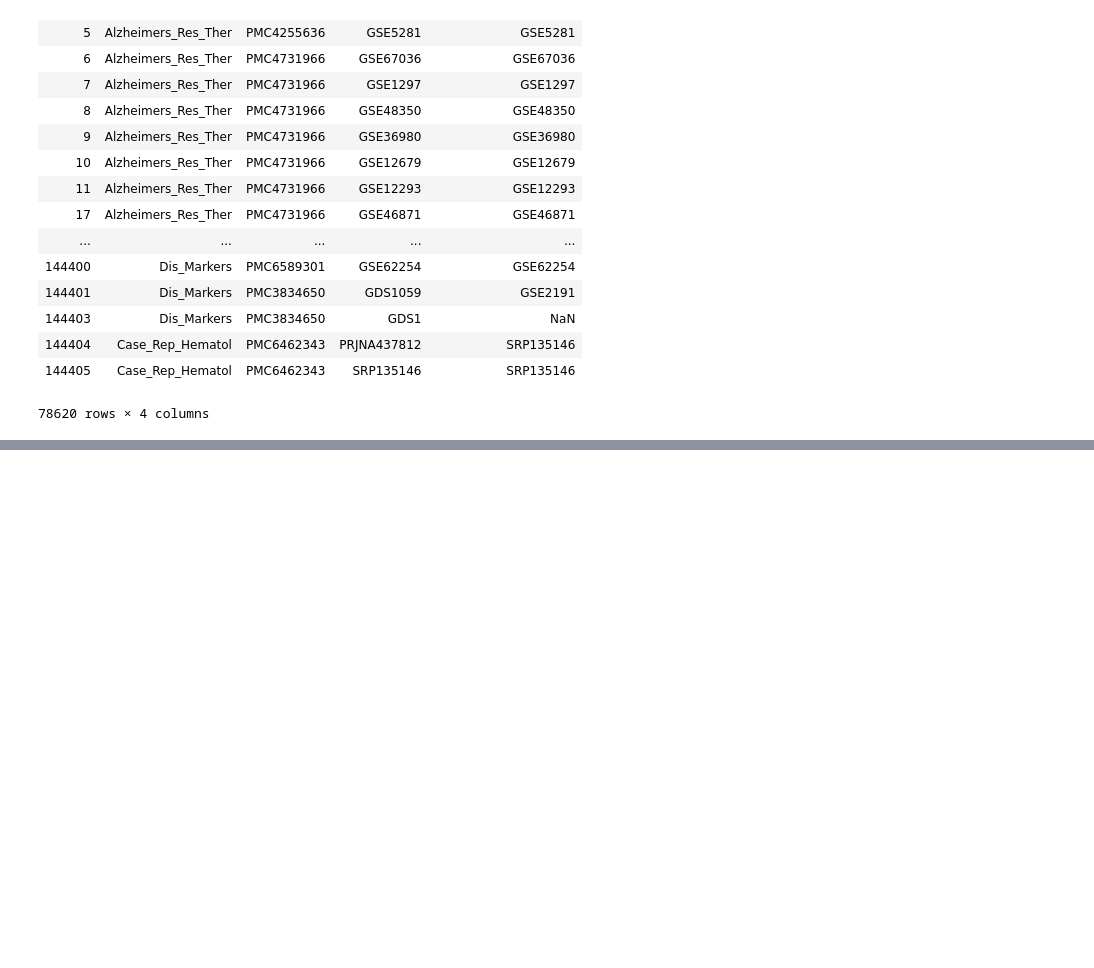
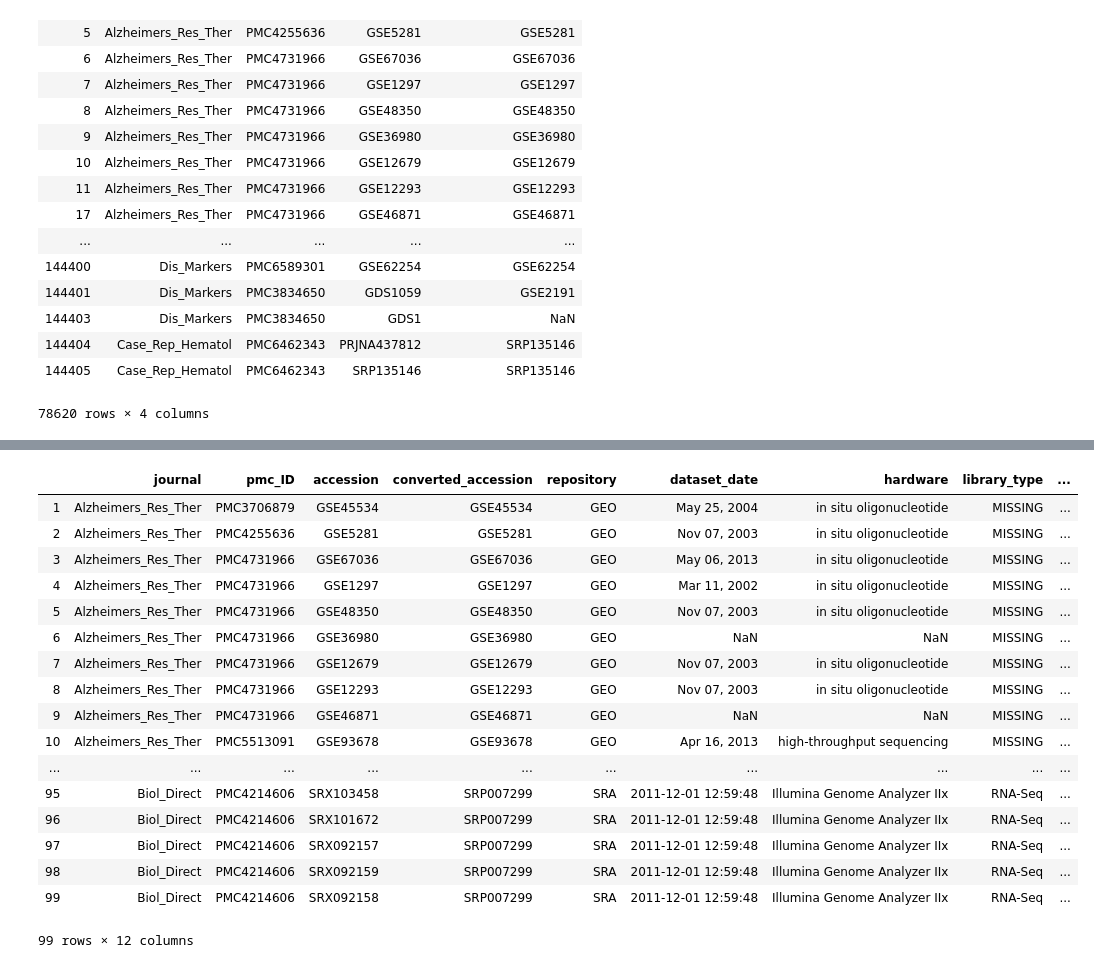
Before and after one commit to smangul1/data_reusability, a Jupyter notebook: jupyter_notebooks/Clean_Accessions.ipynb, the cells around one changed output, grey strips where cells are left out. Saved outputs shown, nothing was run; the diff lists cells and outputs as text; code cells hidden in the pictures; blank space fills up the shorter version.

```diff
--- a/jupyter_notebooks/Clean_Accessions.ipynb
+++ b/jupyter_notebooks/Clean_Accessions.ipynb
@@ -251,0 +301,7 @@ pmcData
+# %%
+# import GEO attribute data and add Series column
+
+geoAttributes = pd.read_csv('../geo_platforms_table.csv')
+geoAttributes.rename(columns={'Accession':'Platform'}, inplace=True)
+geoAttributes = pd.merge(geoAttributes, geoReference, how = 'left', on = 'Platform')
+geoAttributes
@@ -251,0 +322,4 @@ pmcData
+# %%
+# temporary mini dataframe...
+pmcData = pmcData.iloc[1:100]
+pmcData
@@ -251,0 +397,30 @@ pmcData
+# %%
+pmcData.loc[:,'dataset_date'] = ds_date
+pmcData.loc[:,'hardware'] = hardware
+pmcData.loc[:,'library_type'] = lib_type
+pmcData.loc[:,'species'] = species
+pmcData.loc[:,'throughput'] = tput
+pmcData.loc[:,'avg_readLength'] = readLength
+pmcData.loc[:,'access_restrictions'] = access
+
+
+pmcData
+# %% [output]
+|  | journal | pmc_ID | accession | converted_accession | repository | dataset_date | hardware | library_type | ... |
+| 1 | Alzheimers_Res_Ther | PMC3706879 | GSE45534 | GSE45534 | GEO | May 25, 2004 | in situ oligonucleotide | MISSING | ... |
+| 2 | Alzheimers_Res_Ther | PMC4255636 | GSE5281 | GSE5281 | GEO | Nov 07, 2003 | in situ oligonucleotide | MISSING | ... |
+| 3 | Alzheimers_Res_Ther | PMC4731966 | GSE67036 | GSE67036 | GEO | May 06, 2013 | in situ oligonucleotide | MISSING | ... |
+| 4 | Alzheimers_Res_Ther | PMC4731966 | GSE1297 | GSE1297 | GEO | Mar 11, 2002 | in situ oligonucleotide | MISSING | ... |
+| 5 | Alzheimers_Res_Ther | PMC4731966 | GSE48350 | GSE48350 | GEO | Nov 07, 2003 | in situ oligonucleotide | MISSING | ... |
+| 6 | Alzheimers_Res_Ther | PMC4731966 | GSE36980 | GSE36980 | GEO | NaN | NaN | MISSING | ... |
+| 7 | Alzheimers_Res_Ther | PMC4731966 | GSE12679 | GSE12679 | GEO | Nov 07, 2003 | in situ oligonucleotide | MISSING | ... |
+| 8 | Alzheimers_Res_Ther | PMC4731966 | GSE12293 | GSE12293 | GEO | Nov 07, 2003 | in situ oligonucleotide | MISSING | ... |
+| 9 | Alzheimers_Res_Ther | PMC4731966 | GSE46871 | GSE46871 | GEO | NaN | NaN | MISSING | ... |
+| 10 | Alzheimers_Res_Ther | PMC5513091 | GSE93678 | GSE93678 | GEO | Apr 16, 2013 | high-throughput sequencing | MISSING | ... |
+| ... | ... | ... | ... | ... | ... | ... | ... | ... | ... |
+| 95 | Biol_Direct | PMC4214606 | SRX103458 | SRP007299 | SRA | 2011-12-01 12:59:48 | Illumina Genome Analyzer IIx | RNA-Seq | ... |
+| 96 | Biol_Direct | PMC4214606 | SRX101672 | SRP007299 | SRA | 2011-12-01 12:59:48 | Illumina Genome Analyzer IIx | RNA-Seq | ... |
+| 97 | Biol_Direct | PMC4214606 | SRX092157 | SRP007299 | SRA | 2011-12-01 12:59:48 | Illumina Genome Analyzer IIx | RNA-Seq | ... |
+| 98 | Biol_Direct | PMC4214606 | SRX092159 | SRP007299 | SRA | 2011-12-01 12:59:48 | Illumina Genome Analyzer IIx | RNA-Seq | ... |
+| 99 | Biol_Direct | PMC4214606 | SRX092158 | SRP007299 | SRA | 2011-12-01 12:59:48 | Illumina Genome Analyzer IIx | RNA-Seq | ... |
+99 rows × 12 columns
```
Also changed, not shown: parts of 12 cells of this notebook, 1 other file.
